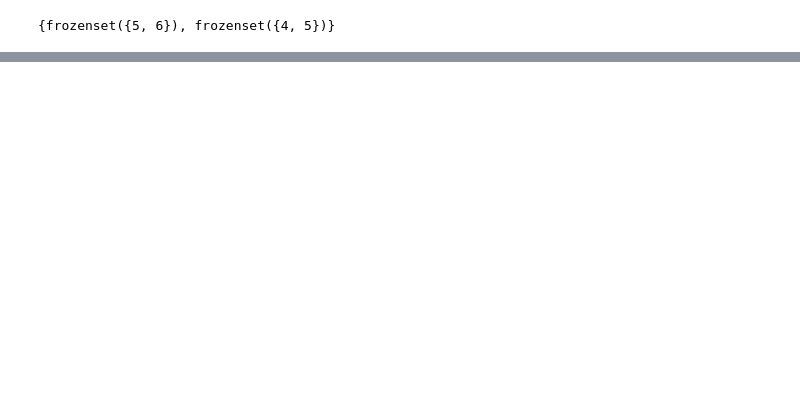
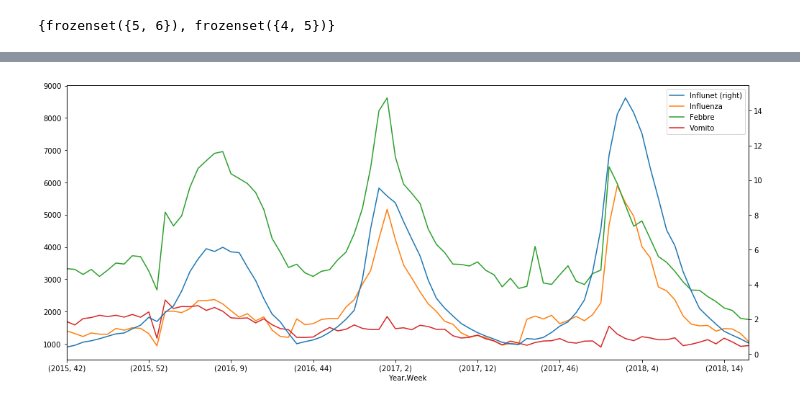
Before and after one commit to tlancian/DE_Homeworks, a Jupyter notebook: HW1/Assignment.ipynb, the cells around one changed output, grey strips where cells are left out. Saved outputs shown, nothing was run; the diff lists cells and outputs as text; code cells hidden in the pictures; blank space fills up the shorter version.

```diff
--- a/HW1/Assignment.ipynb
+++ b/HW1/Assignment.ipynb
@@ -107,0 +212,23 @@ set(a)
+# %%
+def match_data(year,week):
+    val = gt["Incidence"].loc[(gt["Year"] == year) & (gt["Week"] == week)]
+    return float(val)
+# %%
+flu_data = flu_data.stack()
+# %%
+for year in flu_data.index.levels[0]:
+    for week in flu_data.index.levels[1]:
+        try:
+            flu_data.loc[year,[week],"GT"] = match_data(year,week)
+        except:
+            pass
+# %%
+flu_data = flu_data.unstack()
+# %%
+flu_data.GT.plot(secondary_y=True, label="Influnet", figsize=(17,7), legend=True)
+flu_data.Influenza.plot(label="Influenza", legend=True)
+flu_data.Febbre.plot(label="Febbre", legend=True)
+flu_data.Vomito.plot(label="Vomito", legend=True)
+plt.show()
+# %% [output]
+[figure, added]
```
Also changed, not shown: parts of 14 cells of this notebook, 10 other files.
